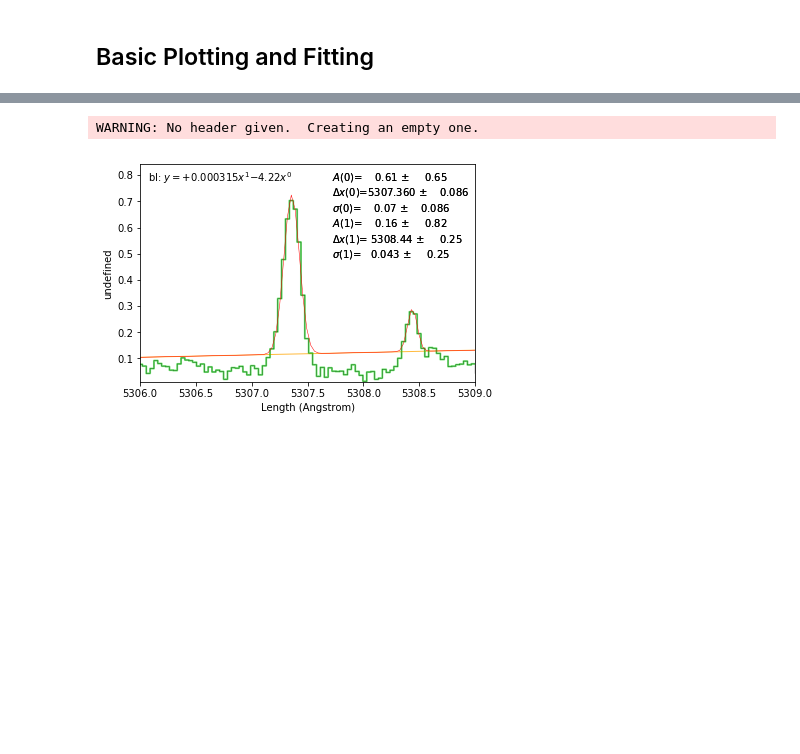
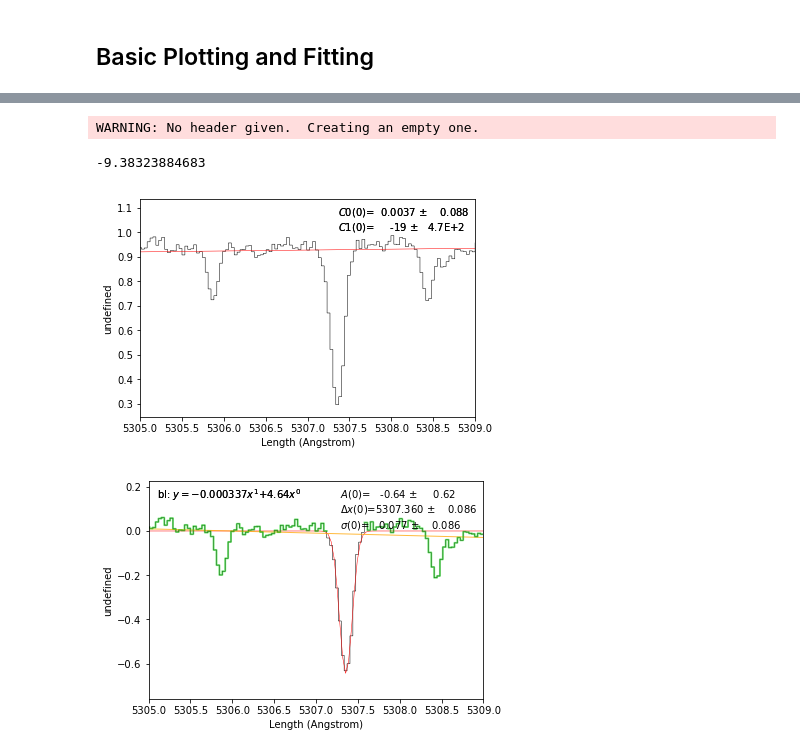
Before and after one commit to jkcarlberg/redgiant_planethosts, a Jupyter notebook: pyspeckit_test.ipynb, the cells around one changed output, grey strips where cells are left out. Cells and saved outputs as stored; diff of their text form; code cells hidden in the pictures; blank space fills up the shorter version.

```diff
--- a/pyspeckit_test.ipynb
+++ b/pyspeckit_test.ipynb
@@ -9,14 +52,33 @@ from astropy.io import fits
 # %%
 s_hdu = fits.open("Data/ew_known/tame_inputs/col110_1134red_oned_25jan14_wavsoln.fits")
 s_data = s_hdu[1].data
-s_flux = abs(s_data['FLUX'] - 1.)
+s_flux = s_data['FLUX']
 s_wav = s_data['WAVEL'] * u.AA
+
 sp = pyspeckit.Spectrum(data=s_flux, xarr=s_wav)
-sp.plotter(xmin=5306, xmax=5309)
-sp.baseline(subtract=False, highlight_fitregion=True, excludefit = True, exclusionlevel = 0.1)
+sp.plotter(xmin=5305, xmax=5309)
 
-sp.specfit(fittype='gaussian', guesses = [0.5, 5307.36, 0.1, 0.3, 5308.4, 0.1])
-sp.plotter.savefig('basic_plot_example_withfit.png')
+sp.specfit.Registry.add_fitter('polycontinuum',
+                               pyspeckit.models.polynomial_continuum.poly_fitter(),
+                               2)
+
+sp.specfit(fittype='polycontinuum', guesses=(0.9,12), exclude = [5307.1,5307.5, 5308.25, 5308.6])
+
+sp_contsub = sp.copy()
+sp_contsub.data -= sp.specfit.get_full_model()
+sp_contsub.plotter()
+
+sp_contsub.specfit(fittype='gaussian', guesses = [0.5, 5307.36, 0.1])
+
+
+
+sp_contsub.baseline(subtract=False, highlight_fitregion=True, excludefit=True)
+print(sp_contsub.specfit.EQW(plot=True))
+
+#sp.specfit(fittype='gaussian', guesses = [0.5, 5307.36, 0.1])
+#sp.plotter.savefig('basic_plot_example_withfit.png')
 # %% [output]
 WARNING: No header given.  Creating an empty one.
+-9.38323884683
-[figure, old version]
+[figure, new version]
+[figure, added]
```
Also changed, not shown: parts of 5 cells of this notebook.
